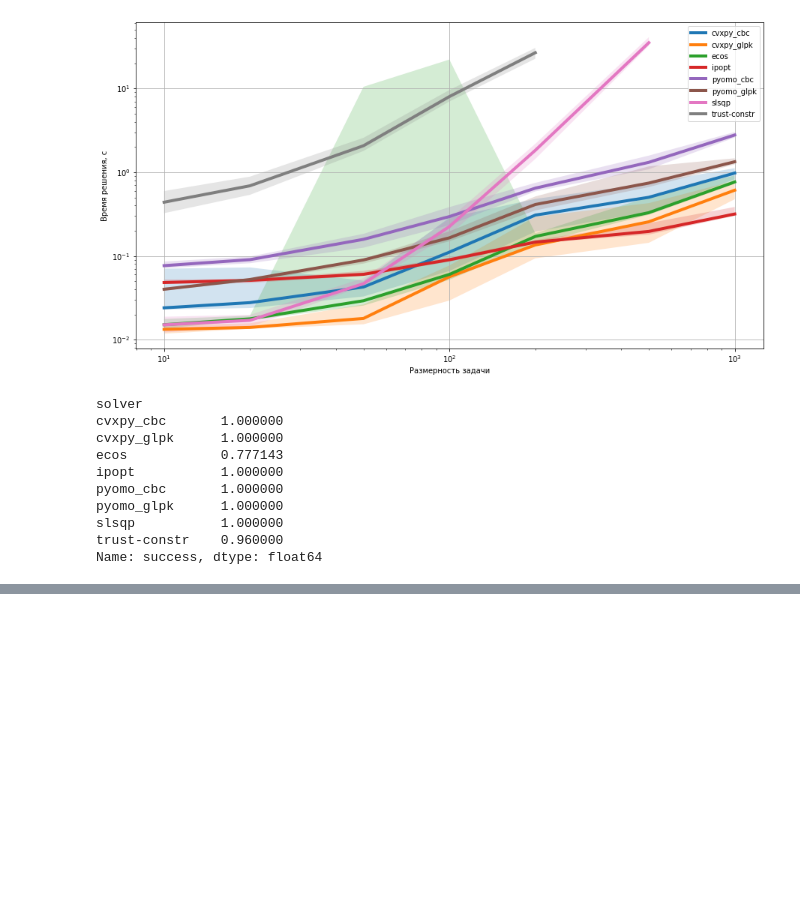
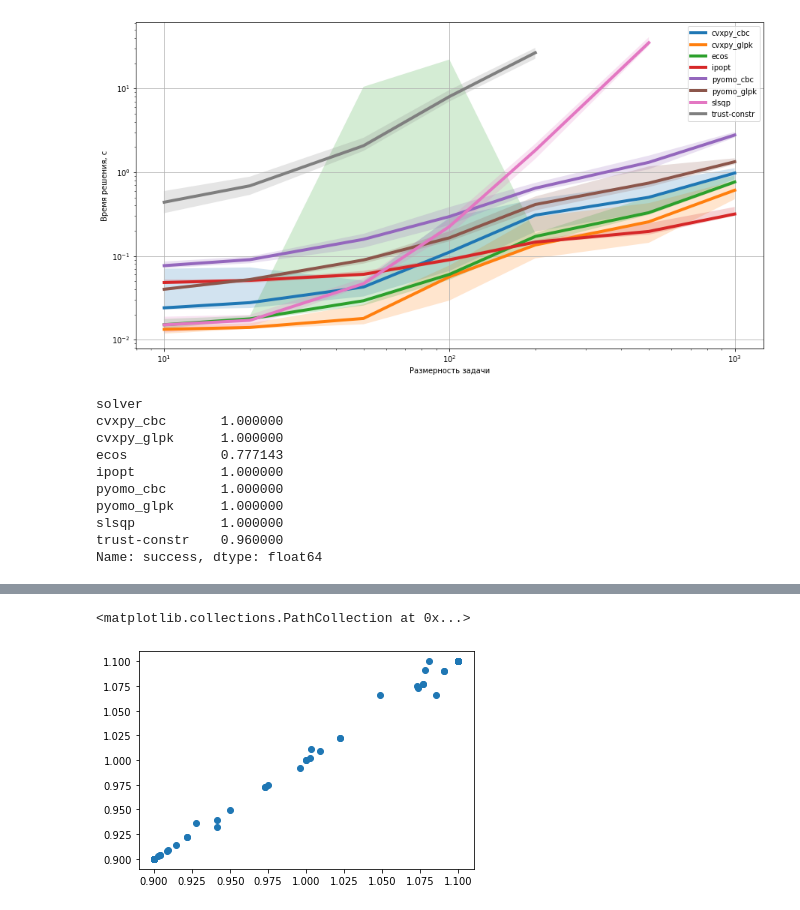
Before and after one commit to mbudylin/OptimizersArticle, a Jupyter notebook: optimizers_test.ipynb, the cells around one changed output, grey strips where cells are left out. Drawn from its saved outputs; the diff is of its cells as text; code cells hidden in the pictures; blank space fills up the shorter version.

```diff
--- a/optimizers_test.ipynb
+++ b/optimizers_test.ipynb
@@ -243,5 +249,5 @@ stats_df.query("not success")
 # %%
-data_c = generate_data(10, 1)
+data_c = generate_data(100, 1)
 data_c = construct_bounds(data_c, bounds_params)
 # генерация данных для MILP оптимизации
 data_d = construct_lp_grid(data_c, bounds_params, 21)
@@ -303,0 +262,5 @@ t_cvx
+# %%
+%%time
+# res1, t1 = pricing_optimization(data_c, ScipyNlpOptimizationModel, opt_params, 'slsqp',)
+#                                       solver_option={'max_iters': 1000})
+res2, t2 = pricing_optimization(data_c, PyomoNlpOptimizationModel, opt_params, 'lancelot')
@@ -303,0 +306,5 @@ t_cvx
+# %%
+plt.scatter(res1['data']['x_opt'], res2['data']['x_opt'])
+# %% [output]
+<matplotlib.collections.PathCollection at 0x...>
+[figure, added]
```
Also changed, not shown: parts of 16 cells of this notebook, 2 other files.
